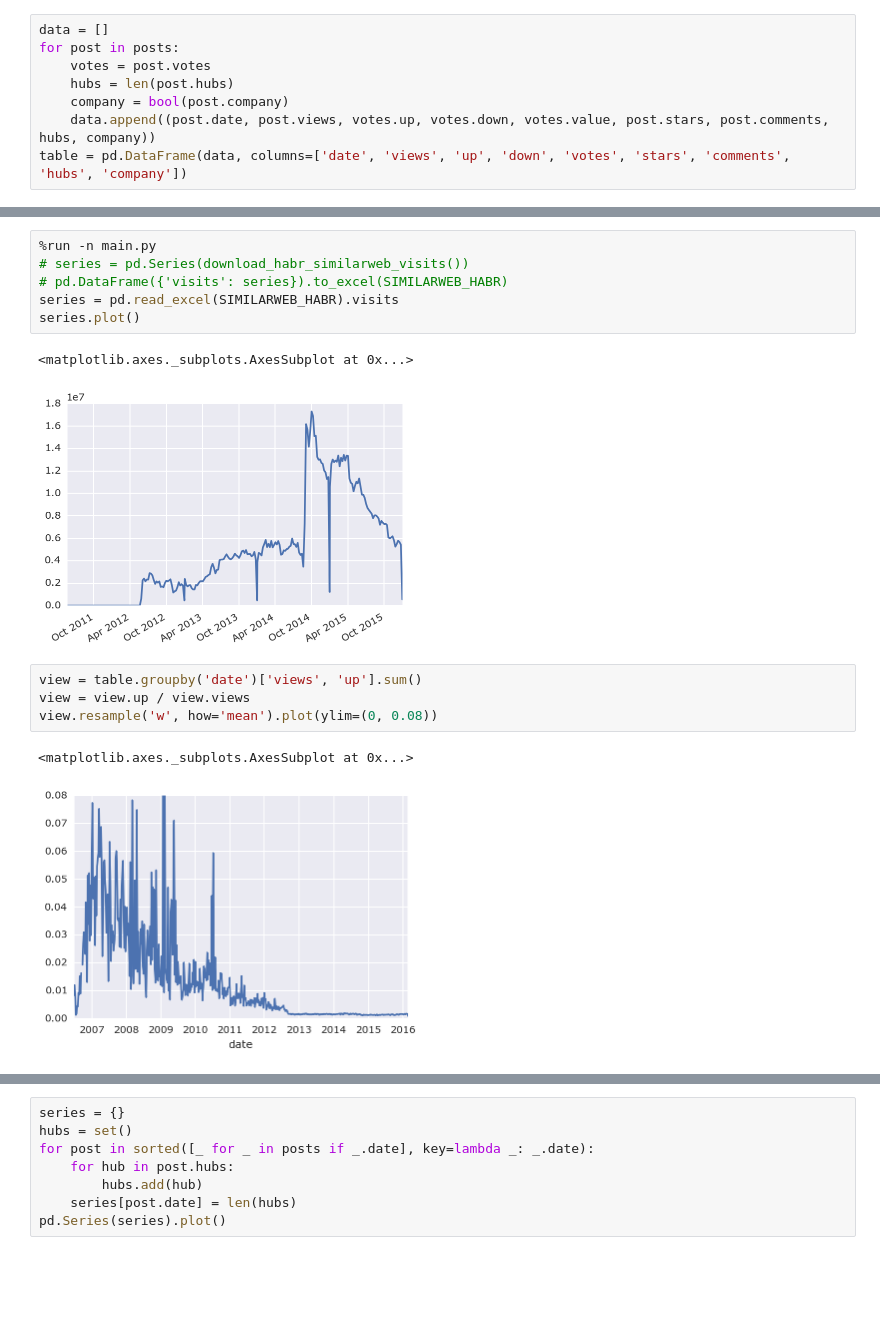
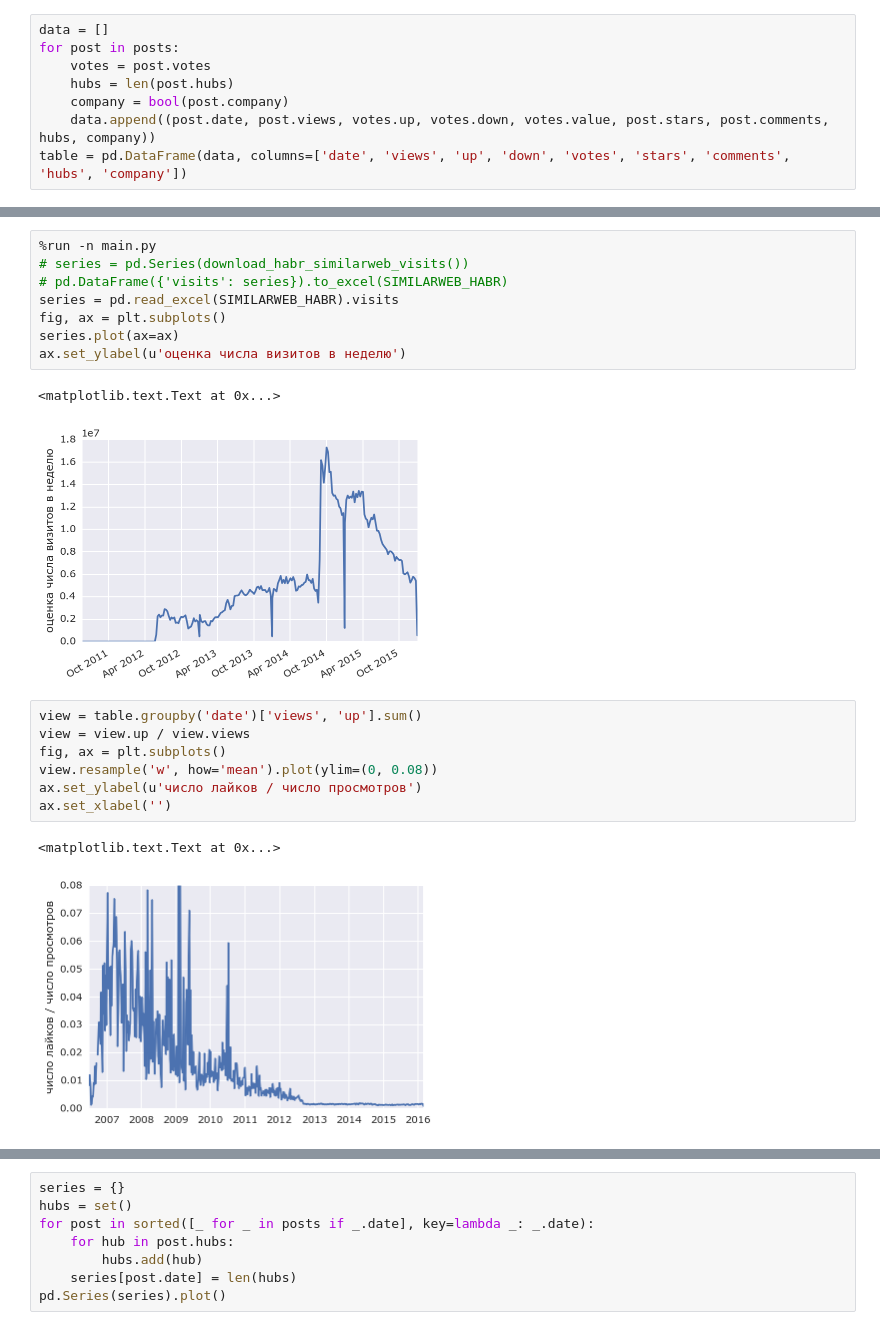
Before and after one commit to alexanderkuk/analyze-habr, a Jupyter notebook: notes.ipynb, the cells around one changed output, grey strips where cells are left out. Drawn from its saved outputs; the diff is of its cells as text; blank space fills up the shorter version.

```diff
--- a/notes.ipynb
+++ b/notes.ipynb
@@ -39,19 +45,24 @@ view.resample('w', how='sum').plot()
 # %%
 %run -n main.py
 # series = pd.Series(download_habr_similarweb_visits())
 # pd.DataFrame({'visits': series}).to_excel(SIMILARWEB_HABR)
 series = pd.read_excel(SIMILARWEB_HABR).visits
-series.plot()
+fig, ax = plt.subplots()
+series.plot(ax=ax)
+ax.set_ylabel(u'оценка числа визитов в неделю')
 # %% [output]
-<matplotlib.axes._subplots.AxesSubplot at 0x...>
+<matplotlib.text.Text at 0x...>
-[figure, old version]
+[figure, new version]
 # %%
 view = table.groupby('date')['views', 'up'].sum()
 view = view.up / view.views
+fig, ax = plt.subplots()
 view.resample('w', how='mean').plot(ylim=(0, 0.08))
+ax.set_ylabel(u'число лайков / число просмотров')
+ax.set_xlabel('')
 # %% [output]
-<matplotlib.axes._subplots.AxesSubplot at 0x...>
+<matplotlib.text.Text at 0x...>
-[figure, old version]
+[figure, new version]
 # %%
 view = table.groupby('date')['up', 'down'].sum()
 view = view.down / view.up
```
Also changed, not shown: parts of 13 cells of this notebook.
